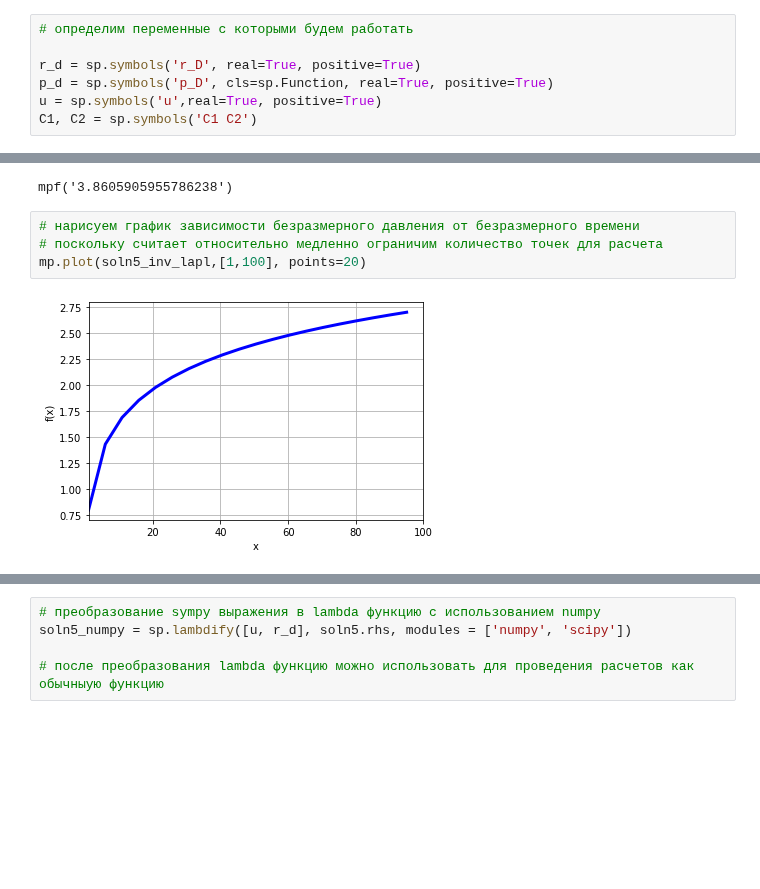
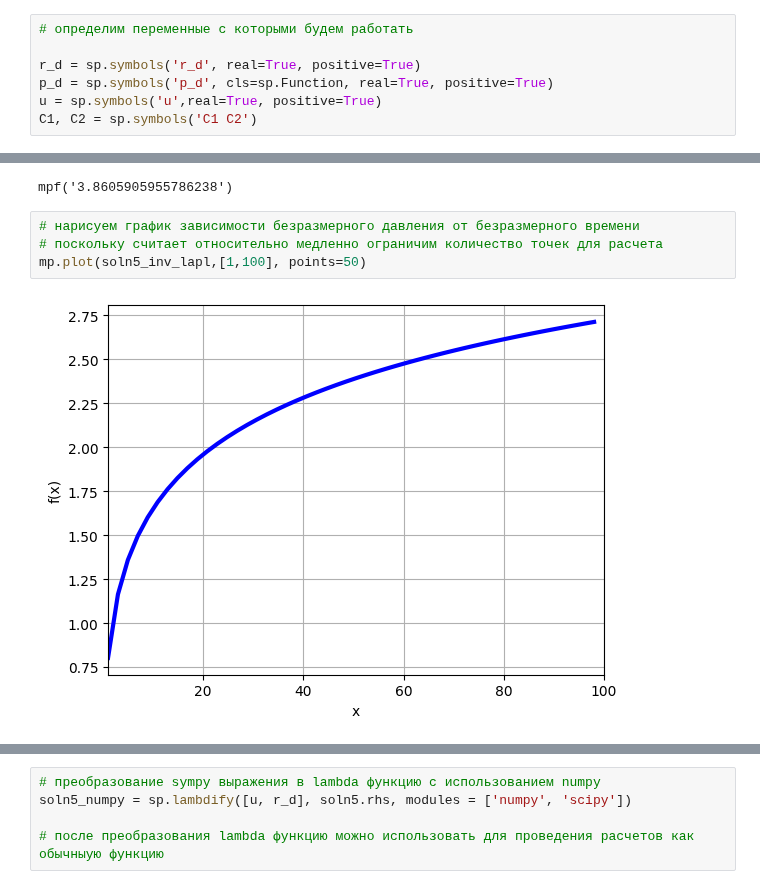
Before and after one commit to khabibullinra/welltest_examples, a Jupyter notebook: examples/04_02_Laplace_solutions_manipulation_with_sympy.ipynb, the cells around one changed output, grey strips where cells are left out. Cells and saved outputs as stored; diff of their text form; blank space fills up the shorter version.

```diff
--- a/examples/04_02_Laplace_solutions_manipulation_with_sympy.ipynb
+++ b/examples/04_02_Laplace_solutions_manipulation_with_sympy.ipynb
@@ -101,8 +103,8 @@ $$
 # %%
 # определим переменные с которыми будем работать
 
-r_d = sp.symbols('r_D', real=True, positive=True)
-p_d = sp.symbols('p_D', cls=sp.Function, real=True, positive=True)
+r_d = sp.symbols('r_d', real=True, positive=True)
+p_d = sp.symbols('p_d', cls=sp.Function, real=True, positive=True)
 u = sp.symbols('u',real=True, positive=True)
 C1, C2 = sp.symbols('C1 C2')
 # %%
@@ -277,9 +279,9 @@ mpf('3.8605905955786238')
 # %%
 # нарисуем график зависимости безразмерного давления от безразмерного времени
 # поскольку считает относительно медленно ограничим количество точек для расчета
-mp.plot(soln5_inv_lapl,[1,100], points=20)
+mp.plot(soln5_inv_lapl,[1,100], points=50)
 # %% [output]
-[figure, old version]
+[figure, new version]
 # %%
 # нарисуем график зависимости безразмерного давления от безразмерного расстояния
 # поскольку считает относительно медленно ограничим количество точек для расчета
```
Also changed, not shown: parts of 51 cells of this notebook, 15 other files.
